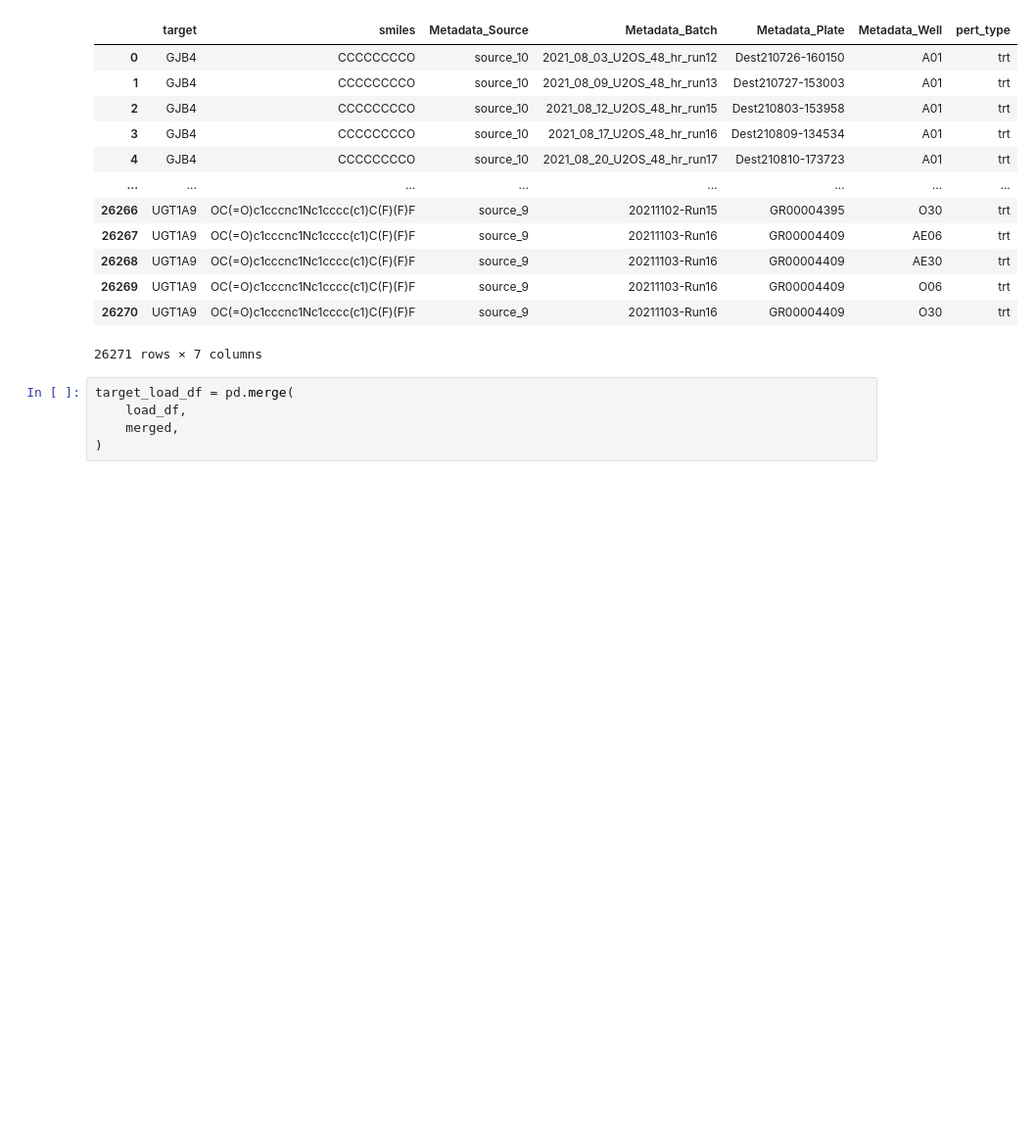
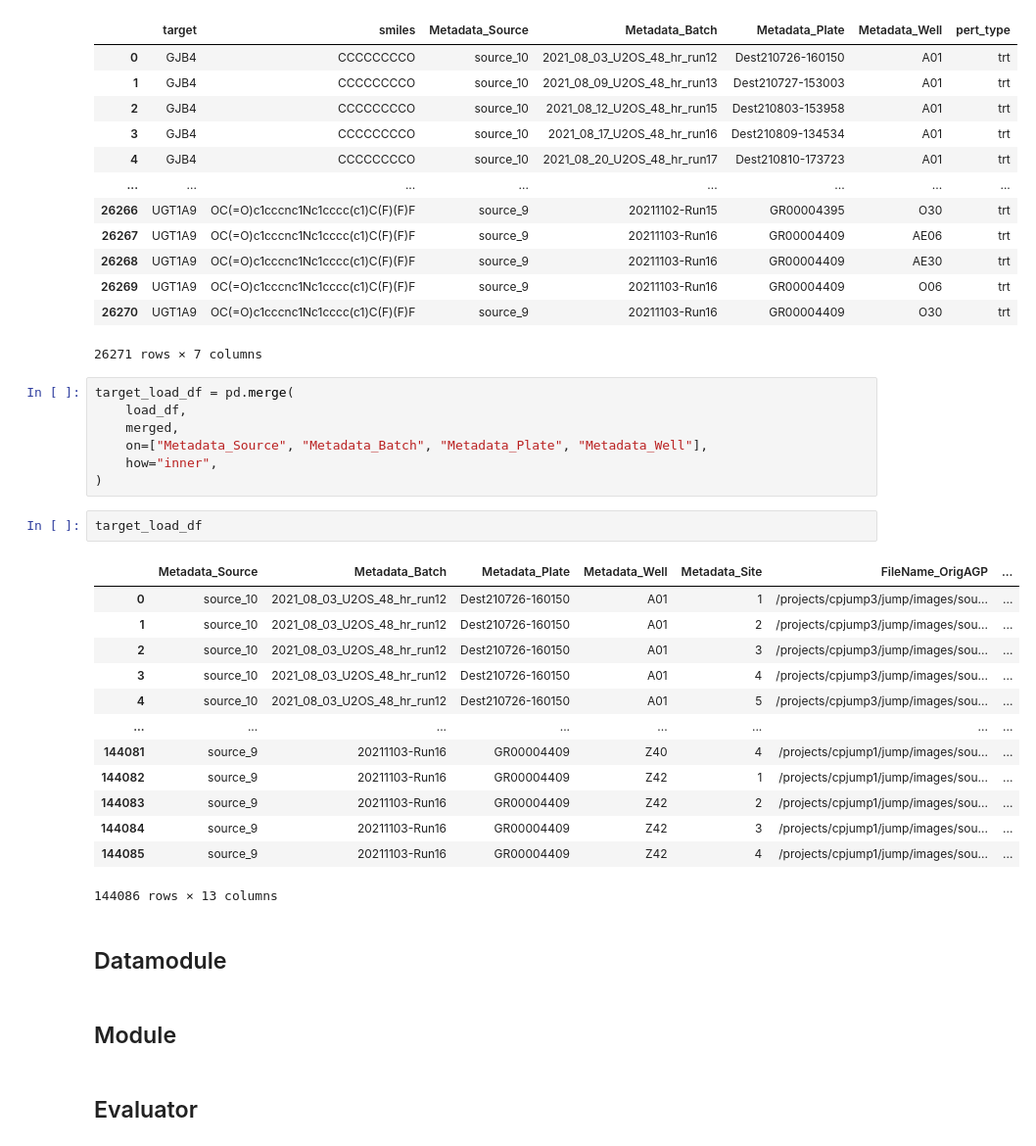
Before and after one commit to gwatkinson/jump_models, a Jupyter notebook: notebooks/2.4-gw-batch-effect-eval.ipynb, the cells around one changed output. Shown at 98% size. Drawn from its saved outputs; the diff is of its cells as text; blank space fills up the shorter version.

```diff
--- a/notebooks/2.4-gw-batch-effect-eval.ipynb
+++ b/notebooks/2.4-gw-batch-effect-eval.ipynb
@@ -153,4 +153,28 @@ merged
 target_load_df = pd.merge(
     load_df,
     merged,
+    on=["Metadata_Source", "Metadata_Batch", "Metadata_Plate", "Metadata_Well"],
+    how="inner",
 )
+# %%
+target_load_df
+# %% [output]
+|  | Metadata_Source | Metadata_Batch | Metadata_Plate | Metadata_Well | Metadata_Site | FileName_OrigAGP | ... |
+| 0 | source_10 | 2021_08_03_U2OS_48_hr_run12 | Dest210726-160150 | A01 | 1 | /projects/cpjump3/jump/images/sou... | ... |
+| 1 | source_10 | 2021_08_03_U2OS_48_hr_run12 | Dest210726-160150 | A01 | 2 | /projects/cpjump3/jump/images/sou... | ... |
+| 2 | source_10 | 2021_08_03_U2OS_48_hr_run12 | Dest210726-160150 | A01 | 3 | /projects/cpjump3/jump/images/sou... | ... |
+| 3 | source_10 | 2021_08_03_U2OS_48_hr_run12 | Dest210726-160150 | A01 | 4 | /projects/cpjump3/jump/images/sou... | ... |
+| 4 | source_10 | 2021_08_03_U2OS_48_hr_run12 | Dest210726-160150 | A01 | 5 | /projects/cpjump3/jump/images/sou... | ... |
+| ... | ... | ... | ... | ... | ... | ... | ... |
+| 144081 | source_9 | 20211103-Run16 | GR00004409 | Z40 | 4 | /projects/cpjump1/jump/images/sou... | ... |
+| 144082 | source_9 | 20211103-Run16 | GR00004409 | Z42 | 1 | /projects/cpjump1/jump/images/sou... | ... |
+| 144083 | source_9 | 20211103-Run16 | GR00004409 | Z42 | 2 | /projects/cpjump1/jump/images/sou... | ... |
+| 144084 | source_9 | 20211103-Run16 | GR00004409 | Z42 | 3 | /projects/cpjump1/jump/images/sou... | ... |
+| 144085 | source_9 | 20211103-Run16 | GR00004409 | Z42 | 4 | /projects/cpjump1/jump/images/sou... | ... |
+144086 rows × 13 columns
+# %% [markdown]
+## Datamodule
+# %% [markdown]
+## Module
+# %% [markdown]
+## Evaluator
```
Also changed, not shown: 1 other file.
